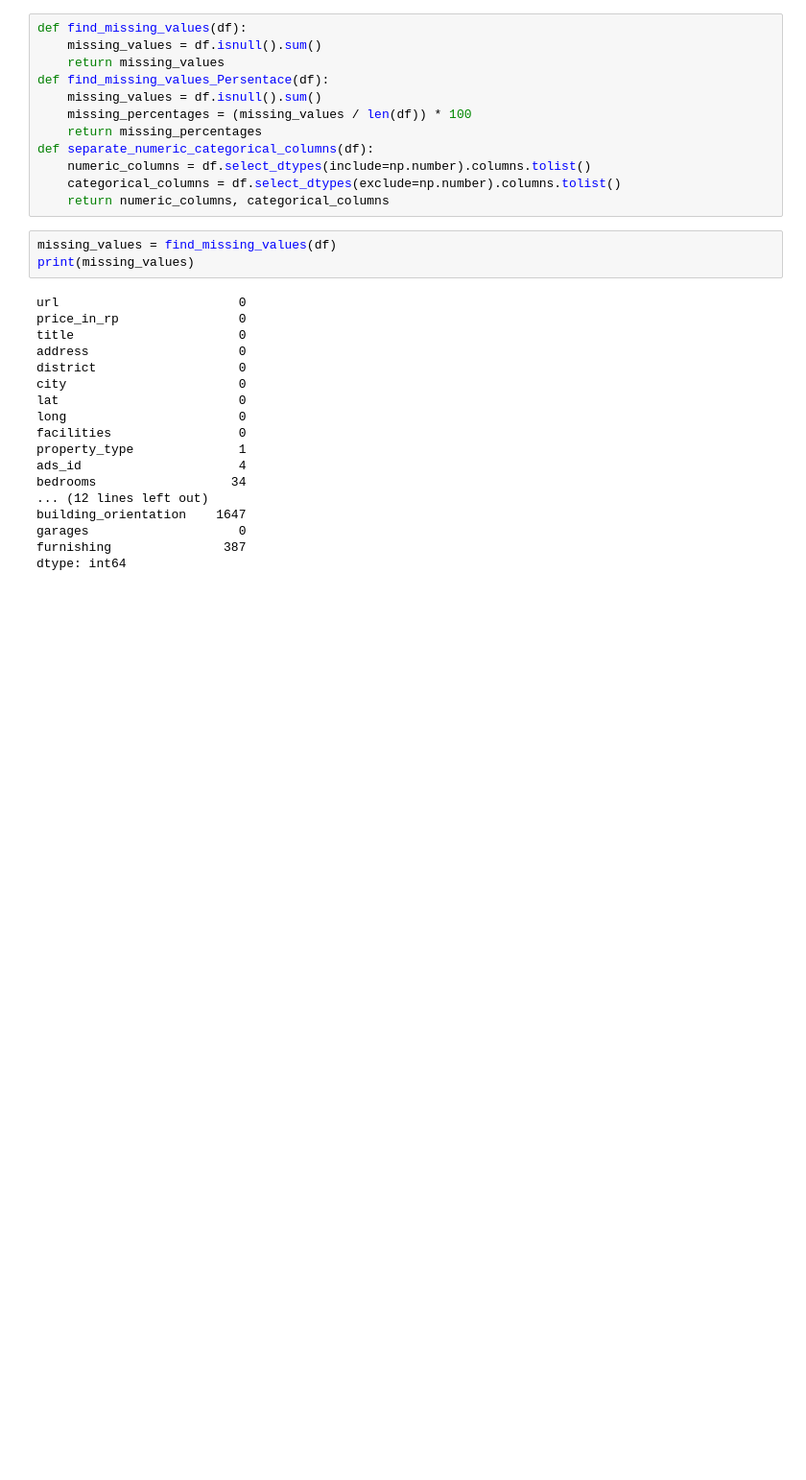
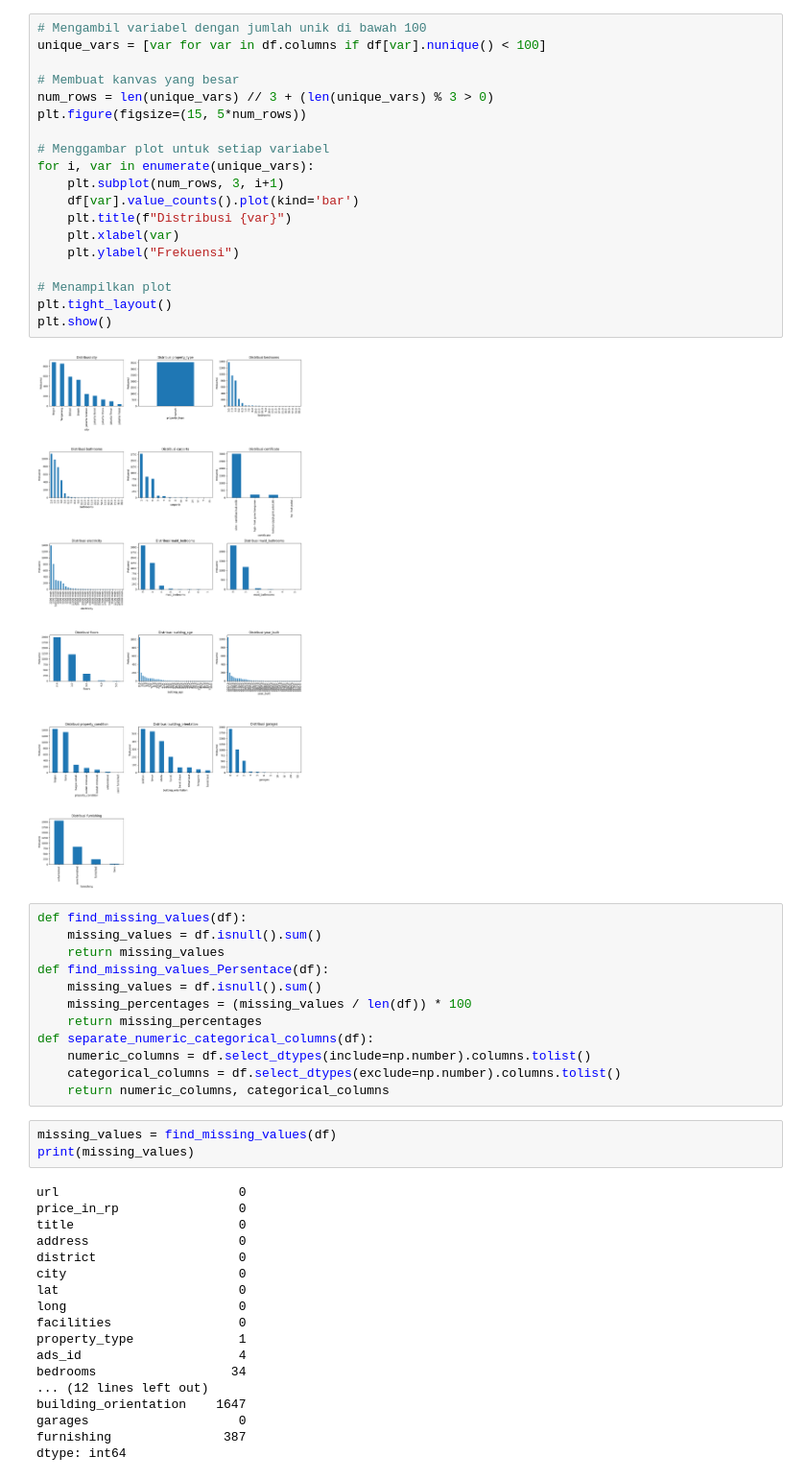
Before and after one commit to abdinegara783/ISFEST2023, a Jupyter notebook: ISFEST_Abdi.ipynb, the cells around one changed output. Shown: that part at 96% size. Saved outputs shown, nothing was run; the diff lists cells and outputs as text; blank space fills up the shorter version.

```diff
--- a/ISFEST_Abdi.ipynb
+++ b/ISFEST_Abdi.ipynb
@@ -21,3 +153,24 @@ df.shape
+# %%
+# Mengambil variabel dengan jumlah unik di bawah 100
+unique_vars = [var for var in df.columns if df[var].nunique() < 100]
+
+# Membuat kanvas yang besar
+num_rows = len(unique_vars) // 3 + (len(unique_vars) % 3 > 0)
+plt.figure(figsize=(15, 5*num_rows))
+
+# Menggambar plot untuk setiap variabel
+for i, var in enumerate(unique_vars):
+    plt.subplot(num_rows, 3, i+1)
+    df[var].value_counts().plot(kind='bar')
+    plt.title(f"Distribusi {var}")
+    plt.xlabel(var)
+    plt.ylabel("Frekuensi")
+
+# Menampilkan plot
+plt.tight_layout()
+plt.show()
+# %% [output]
+[figure, added]
 # %%
 def find_missing_values(df):
     missing_values = df.isnull().sum()
```
Also changed, not shown: parts of 13 cells of this notebook.
